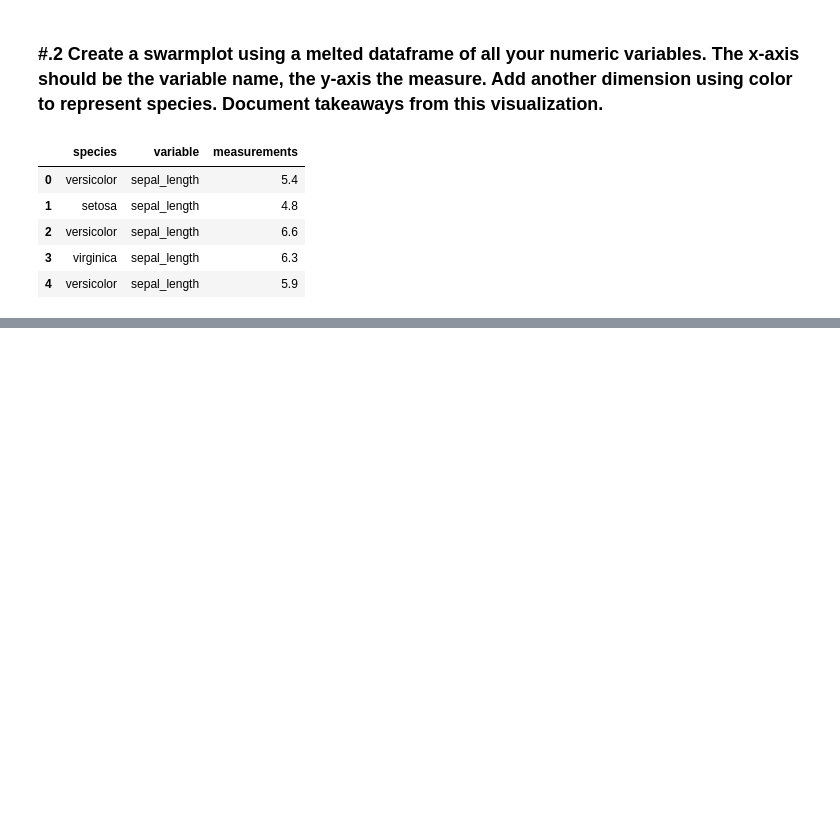
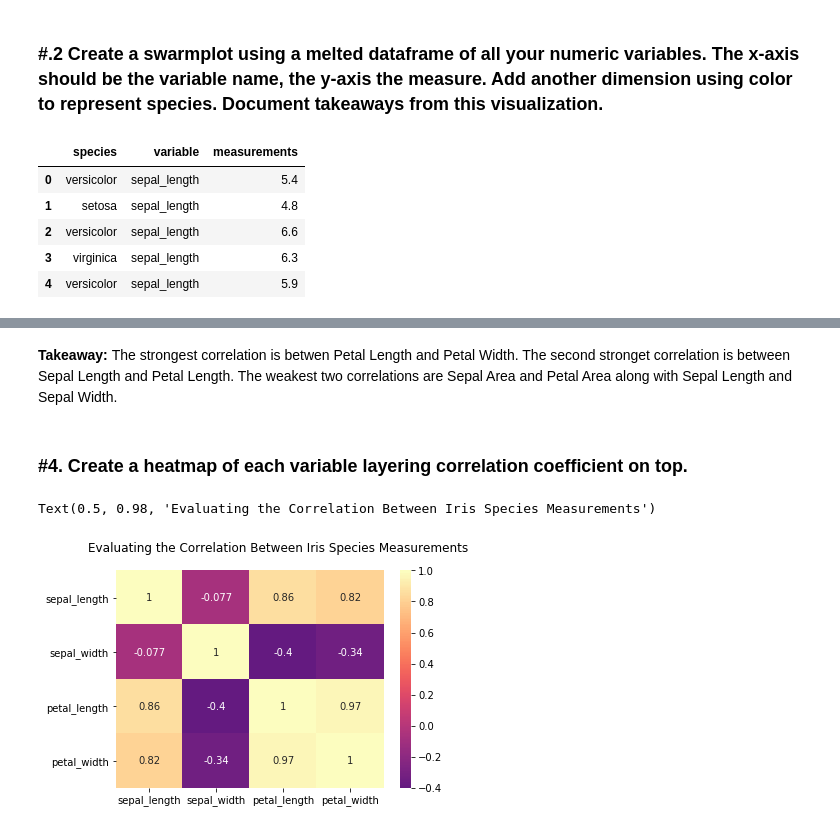
Before and after one commit to GabbyBarajasBroussard/classification-exercises, a Jupyter notebook: classification_exercises.ipynb, the cells around one changed output, grey strips where cells are left out. Saved outputs shown, nothing was run; the diff lists cells and outputs as text; code cells hidden in the pictures; blank space fills up the shorter version.

```diff
--- a/classification_exercises.ipynb
+++ b/classification_exercises.ipynb
@@ -366,0 +442,10 @@ sns.swarmplot(x="variable", y="measurements", hue="species",
+# %% [markdown]
+<b> Takeaway: </b> The strongest correlation is betwen Petal Length and Petal Width. The second stronget correlation is between Sepal Length and Petal Length. The weakest two correlations are Sepal Area and Petal Area along with Sepal Length and Sepal Width.
+# %% [markdown]
+### #4. Create a heatmap of each variable layering correlation coefficient on top.
+# %%
+sns.heatmap(train.corr(), cmap="magma",center=0, annot=True)
+plt.suptitle("Evaluating the Correlation Between Iris Species Measurements")
+# %% [output]
+Text(0.5, 0.98, 'Evaluating the Correlation Between Iris Species Measurements')
+[figure, added]
```
Also changed, not shown: parts of 17 cells of this notebook.
